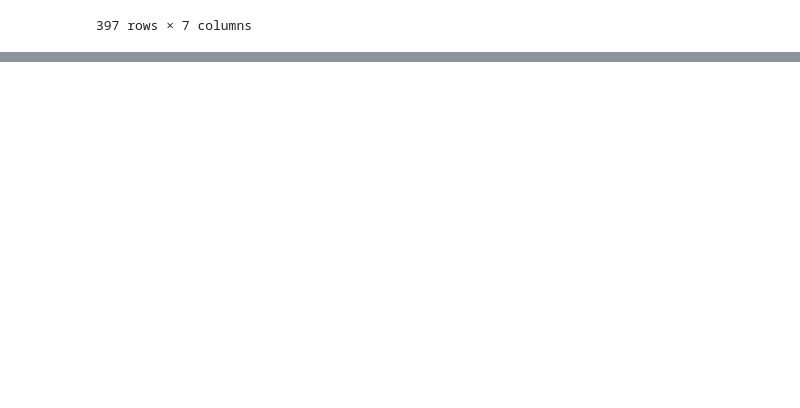
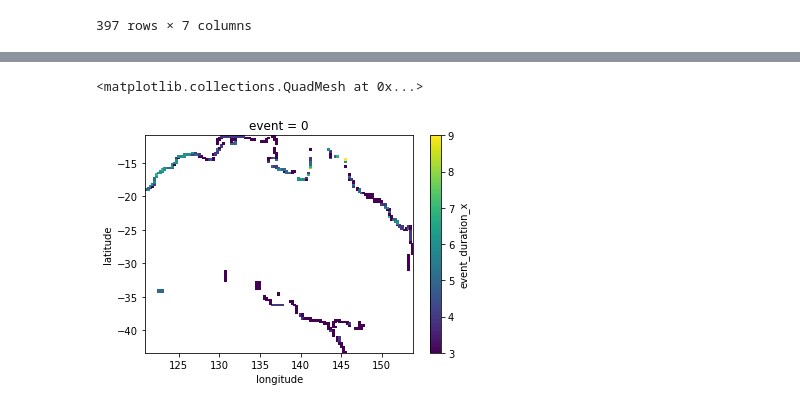
Before and after one commit to ccarouge/Heatwaves, a Jupyter notebook: event-overlap.ipynb, the cells around one changed output, grey strips where cells are left out. Cells and saved outputs as stored; diff of their text form; code cells hidden in the pictures; blank space fills up the shorter version.

```diff
--- a/event-overlap.ipynb
+++ b/event-overlap.ipynb
@@ -298,0 +297,13 @@ Data variables:
+# %%
+import numpy as np
+newpt=(np.NaN,np.NaN)
+event_pt=[]
+nevent=0
+for pt in zip(test['latitude'],test['longitude']):
+    if pt != newpt:
+        nevent=0
+        newpt=pt
+    else:
+        nevent=nevent+1
+    event_pt.append(nevent)
+len(event_pt)
@@ -298,0 +312,3 @@ Data variables:
+# %%
+test['event']=event_pt
+test
@@ -298,0 +329,3 @@ Data variables:
+# %%
+test.set_index(['event','latitude', 'longitude'], inplace=True)
+test
@@ -298,0 +347,7 @@ Data variables:
+# %%
+ds=test.to_xarray()
+# %%
+ds['event_duration_x'].sel(event=0).plot()
+# %% [output]
+<matplotlib.collections.QuadMesh at 0x...>
+[figure, added]
```
Also changed, not shown: parts of 10 cells of this notebook.
